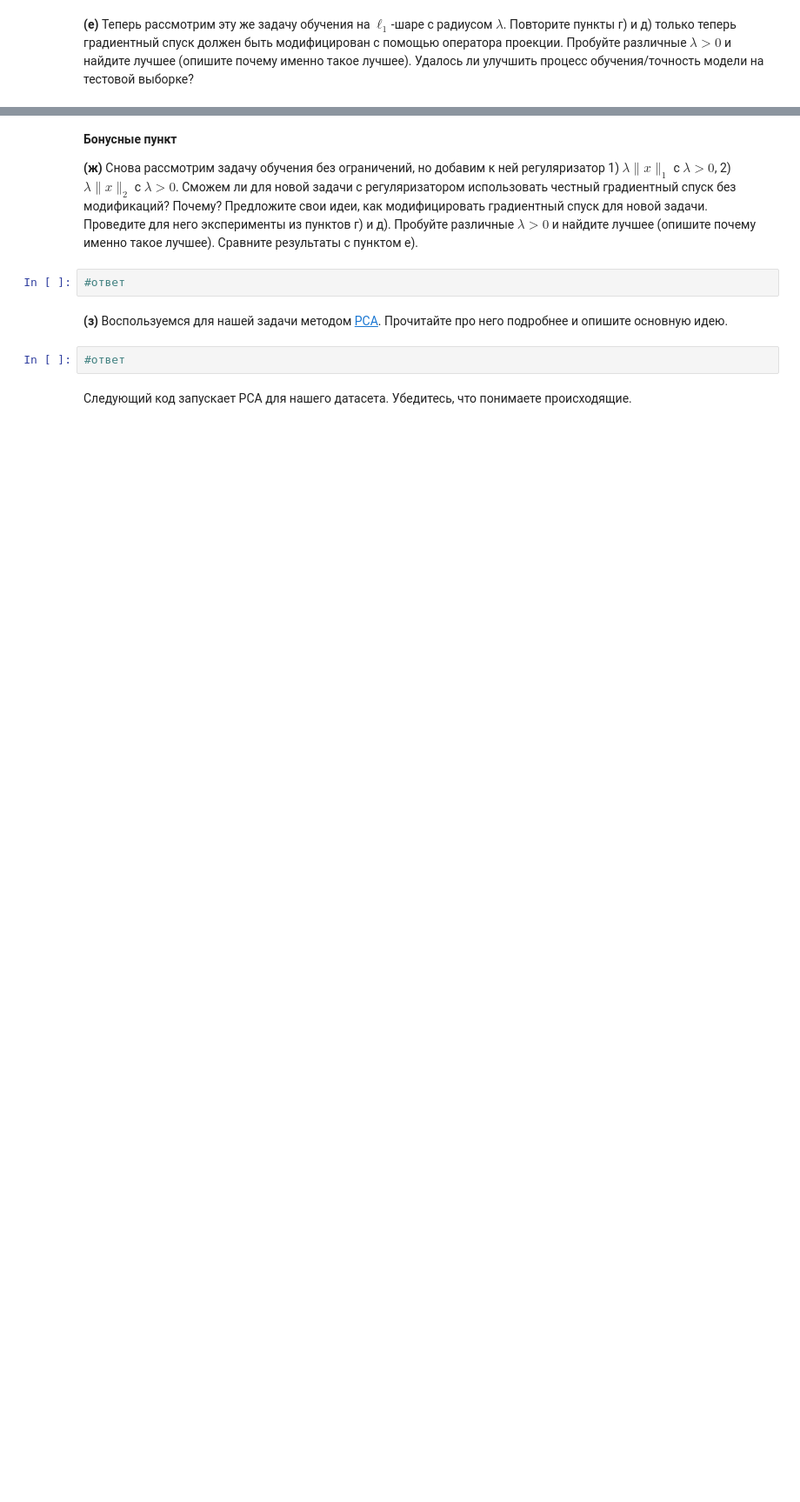
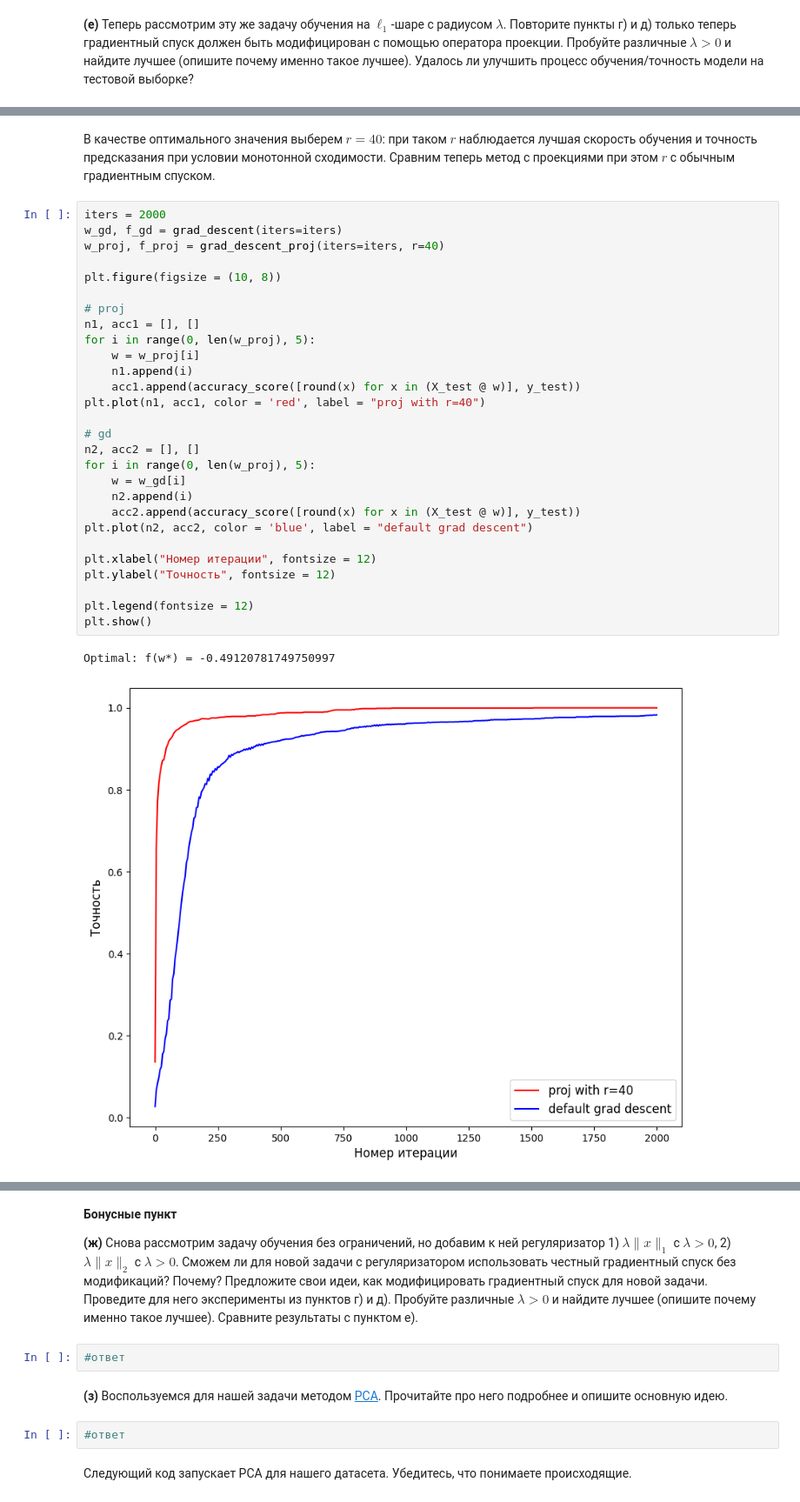
Before and after one commit to featztex/optimization, a Jupyter notebook: hw/Emelyanov_HW_2.ipynb, the cells around one changed output, grey strips where cells are left out. Shown: that part at 87% size. Saved outputs shown, nothing was run; the diff lists cells and outputs as text; blank space fills up the shorter version.

```diff
--- a/hw/Emelyanov_HW_2.ipynb
+++ b/hw/Emelyanov_HW_2.ipynb
@@ -261,0 +382,33 @@ __(e)__ Теперь рассмотрим эту же задачу обучен
+# %% [markdown]
+В качестве оптимального значения выберем $r = 40$: при таком $r$ наблюдается лучшая скорость обучения и точность предсказания при условии монотонной сходимости. Сравним теперь метод с проекциями при этом $r$ c обычным градиентным спуском.
+# %%
+iters = 2000
+w_gd, f_gd = grad_descent(iters=iters)
+w_proj, f_proj = grad_descent_proj(iters=iters, r=40)
+
+plt.figure(figsize = (10, 8))
+
+# proj
+n1, acc1 = [], []
+for i in range(0, len(w_proj), 5):
+    w = w_proj[i]
+    n1.append(i)
+    acc1.append(accuracy_score([round(x) for x in (X_test @ w)], y_test))
+plt.plot(n1, acc1, color = 'red', label = "proj with r=40")
+
+# gd
+n2, acc2 = [], []
+for i in range(0, len(w_proj), 5):
+    w = w_gd[i]
+    n2.append(i)
+    acc2.append(accuracy_score([round(x) for x in (X_test @ w)], y_test))
+plt.plot(n2, acc2, color = 'blue', label = "default grad descent")
+
+plt.xlabel("Номер итерации", fontsize = 12)
+plt.ylabel("Точность", fontsize = 12)
+
+plt.legend(fontsize = 12)
+plt.show()
+# %% [output]
+Optimal: f(w*) = -0.49120781749750997
+[figure, added]
```
Also changed, not shown: parts of 20 cells of this notebook.
